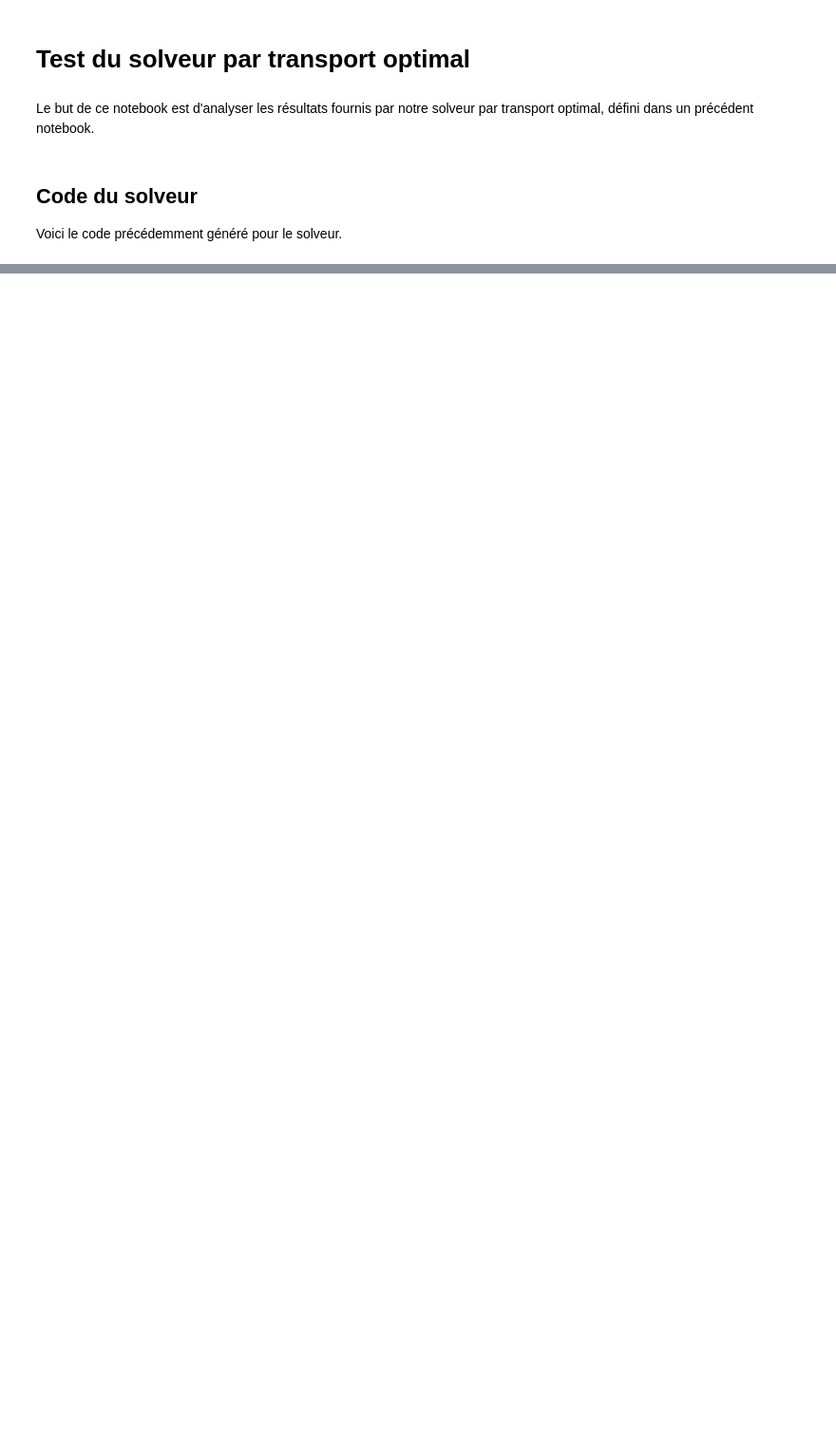
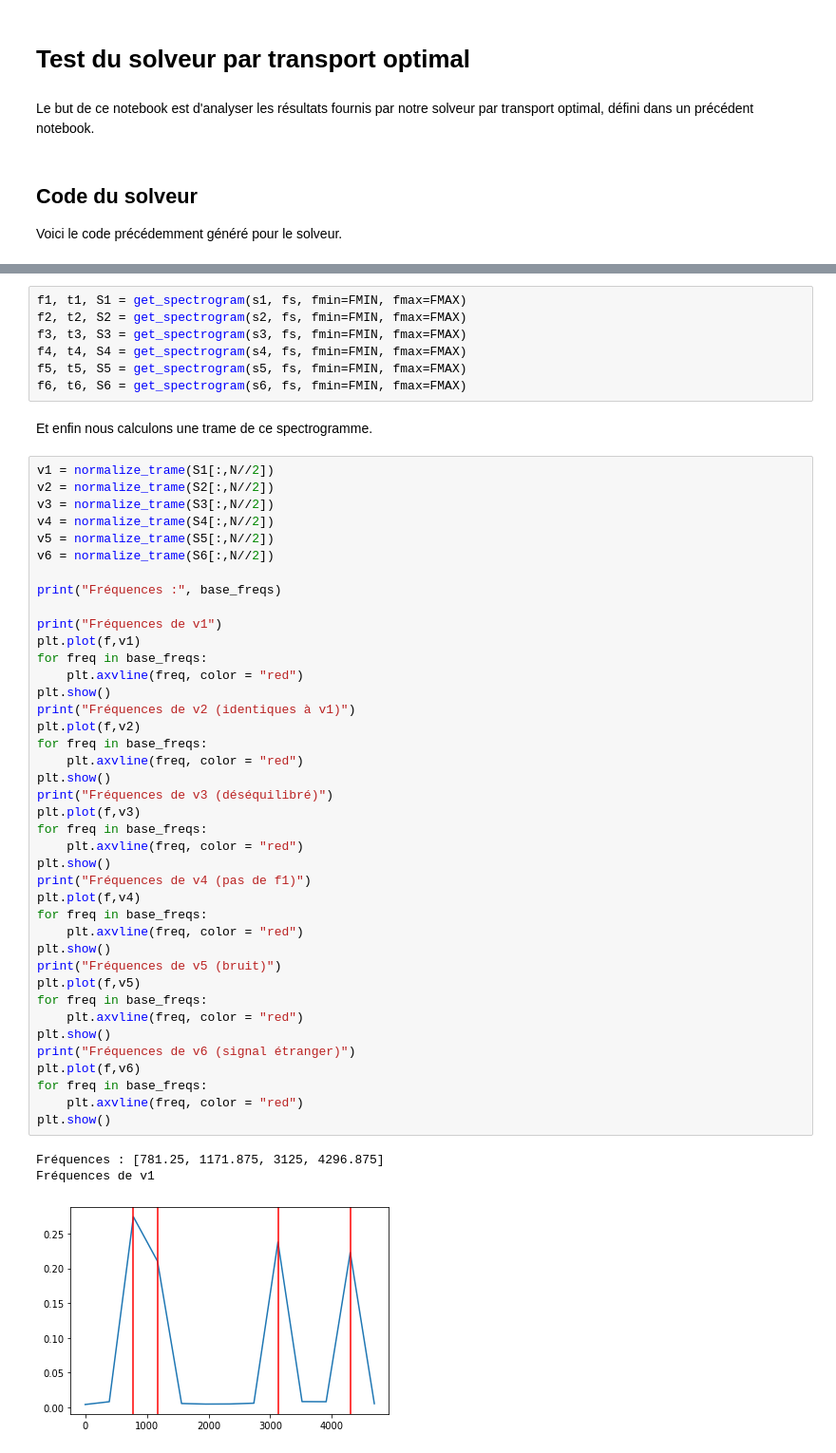
Before and after one commit to MaximeCaute/TraitementSignauxEEG, a Jupyter notebook: Notebooks/TestsSolveurTransportOptimal.ipynb, the cells around one changed output, grey strips where cells are left out. Shown at 95% size. Cells and saved outputs as stored; diff of their text form; blank space fills up the shorter version.

```diff
--- a/Notebooks/TestsSolveurTransportOptimal.ipynb
+++ b/Notebooks/TestsSolveurTransportOptimal.ipynb
@@ -137,0 +280,53 @@ def slice_spectrogram( f, t, S, fmin=0, fmax=50000):
+# %%
+f1, t1, S1 = get_spectrogram(s1, fs, fmin=FMIN, fmax=FMAX)
+f2, t2, S2 = get_spectrogram(s2, fs, fmin=FMIN, fmax=FMAX)
+f3, t3, S3 = get_spectrogram(s3, fs, fmin=FMIN, fmax=FMAX)
+f4, t4, S4 = get_spectrogram(s4, fs, fmin=FMIN, fmax=FMAX)
+f5, t5, S5 = get_spectrogram(s5, fs, fmin=FMIN, fmax=FMAX)
+f6, t6, S6 = get_spectrogram(s6, fs, fmin=FMIN, fmax=FMAX)
+# %% [markdown]
+Et enfin nous calculons une trame de ce spectrogramme.
+# %%
+v1 = normalize_trame(S1[:,N//2])
+v2 = normalize_trame(S2[:,N//2])
+v3 = normalize_trame(S3[:,N//2])
+v4 = normalize_trame(S4[:,N//2])
+v5 = normalize_trame(S5[:,N//2])
+v6 = normalize_trame(S6[:,N//2])
+
+print("Fréquences :", base_freqs)
+
+print("Fréquences de v1")
+plt.plot(f,v1)
+for freq in base_freqs:
+    plt.axvline(freq, color = "red")
+plt.show()
+print("Fréquences de v2 (identiques à v1)")
+plt.plot(f,v2)
+for freq in base_freqs:
+    plt.axvline(freq, color = "red")
+plt.show()
+print("Fréquences de v3 (déséquilibré)")
+plt.plot(f,v3)
+for freq in base_freqs:
+    plt.axvline(freq, color = "red")
+plt.show()
+print("Fréquences de v4 (pas de f1)")
+plt.plot(f,v4)
+for freq in base_freqs:
+    plt.axvline(freq, color = "red")
+plt.show()
+print("Fréquences de v5 (bruit)")
+plt.plot(f,v5)
+for freq in base_freqs:
+    plt.axvline(freq, color = "red")
+plt.show()
+print("Fréquences de v6 (signal étranger)")
+plt.plot(f,v6)
+for freq in base_freqs:
+    plt.axvline(freq, color = "red")
+plt.show()
+# %% [output]
+Fréquences : [781.25, 1171.875, 3125, 4296.875]
+Fréquences de v1
+[figure, added]
```
Also changed, not shown: parts of 20 cells of this notebook.
